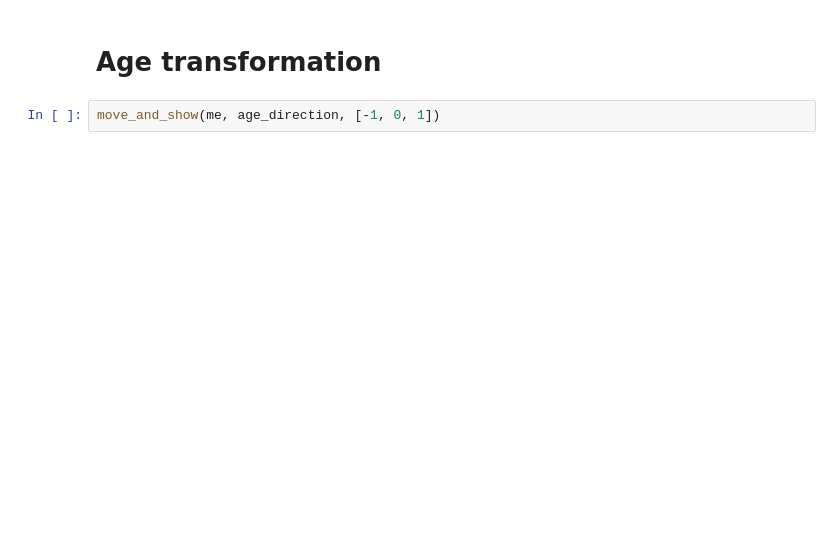
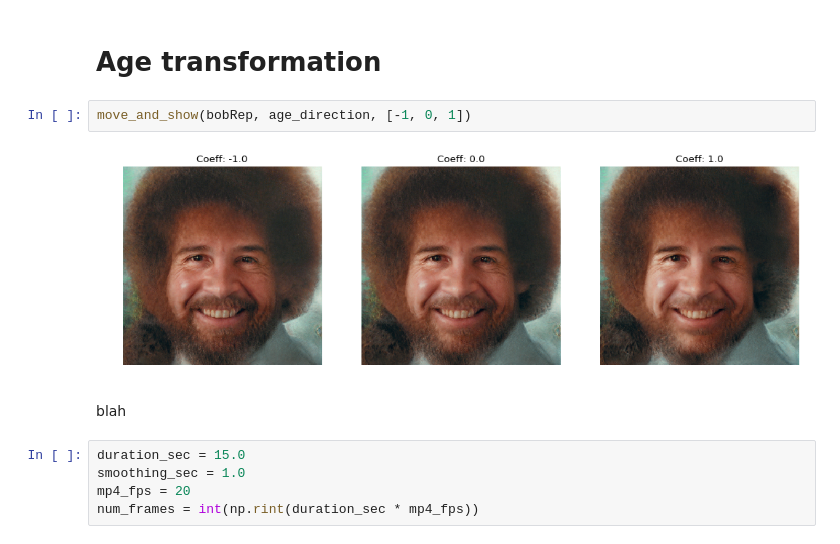
Before and after one commit to KevinSikorskiBase2S/machine-learning-intro-workshop, a Jupyter notebook: LatentMike.ipynb, the cells around one changed output. Saved outputs shown, nothing was run; the diff lists cells and outputs as text; blank space fills up the shorter version.

```diff
--- a/LatentMike.ipynb
+++ b/LatentMike.ipynb
@@ -134,4 +201,13 @@ move_and_show(me, gender_direction, [-1, 0, 1])
 # %% [markdown]
 # Age transformation
 # %%
-move_and_show(me, age_direction, [-1, 0, 1])
+move_and_show(bobRep, age_direction, [-1, 0, 1])
+# %% [output]
+[figure, added]
+# %% [markdown]
+blah
+# %%
+duration_sec = 15.0
+smoothing_sec = 1.0
+mp4_fps = 20
+num_frames = int(np.rint(duration_sec * mp4_fps))
```
Also changed, not shown: parts of 19 cells of this notebook.
